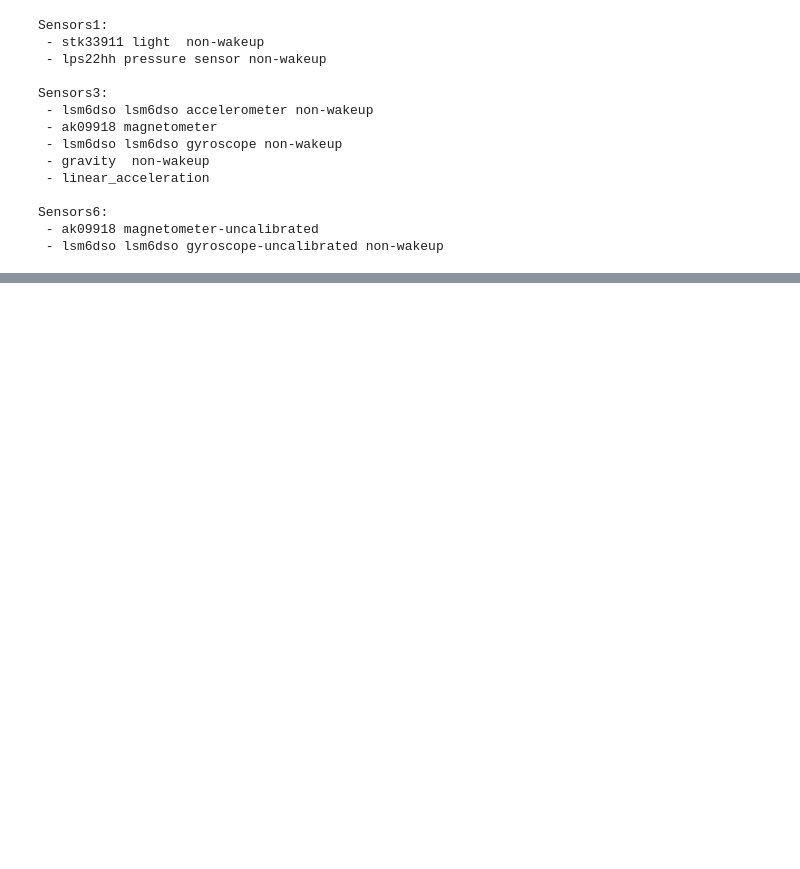
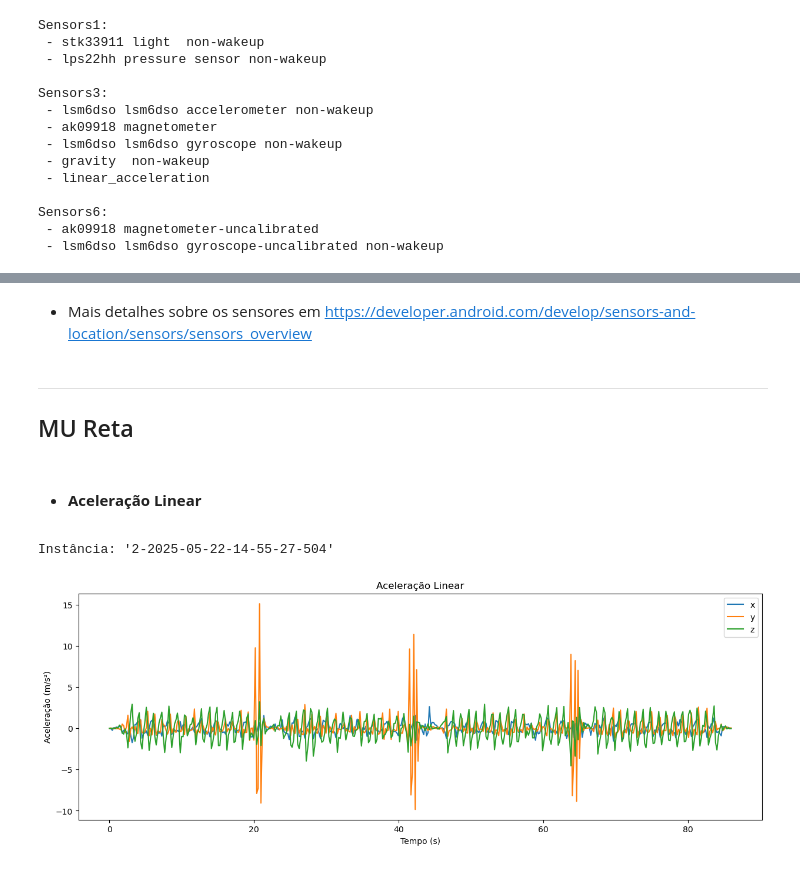
Before and after one commit to RafaBSales/MAC0209-EP2, a Jupyter notebook: ep2.ipynb, the cells around one changed output, grey strips where cells are left out. Drawn from its saved outputs; the diff is of its cells as text; code cells hidden in the pictures; blank space fills up the shorter version.

```diff
--- a/ep2.ipynb
+++ b/ep2.ipynb
@@ -118,0 +104,16 @@ sample_accel_data
+# %% [markdown]
+* Mais detalhes sobre os sensores em [https://developer.android.com/develop/sensors-and-location/sensors/sensors_overview](https://developer.android.com/develop/sensors-and-location/sensors/sensors_overview)
+# %% [markdown]
+---
+## MU Reta
+# %% [markdown]
+- #### **Aceleração Linear**
+# %%
+mu_reta_sample = mu_reta_ds.instance
+print(f"Instância: '{mu_reta_sample.name}'")
+mu_reta_sample_accel = mu_reta_sample.sensors3['linear_acceleration'] # Exclui a gravidade, 'lsm6dso lsm6dso accelerometer non-wakeup' inclui
+
+plotxyz(mu_reta_sample_accel, dimensions='xyz', title="Aceleração Linear", ylabel="Aceleração (m/s²)")
+# %% [output]
+Instância: '2-2025-05-22-14-55-27-504'
+[figure, added]
```
Also changed, not shown: parts of 28 cells of this notebook.
